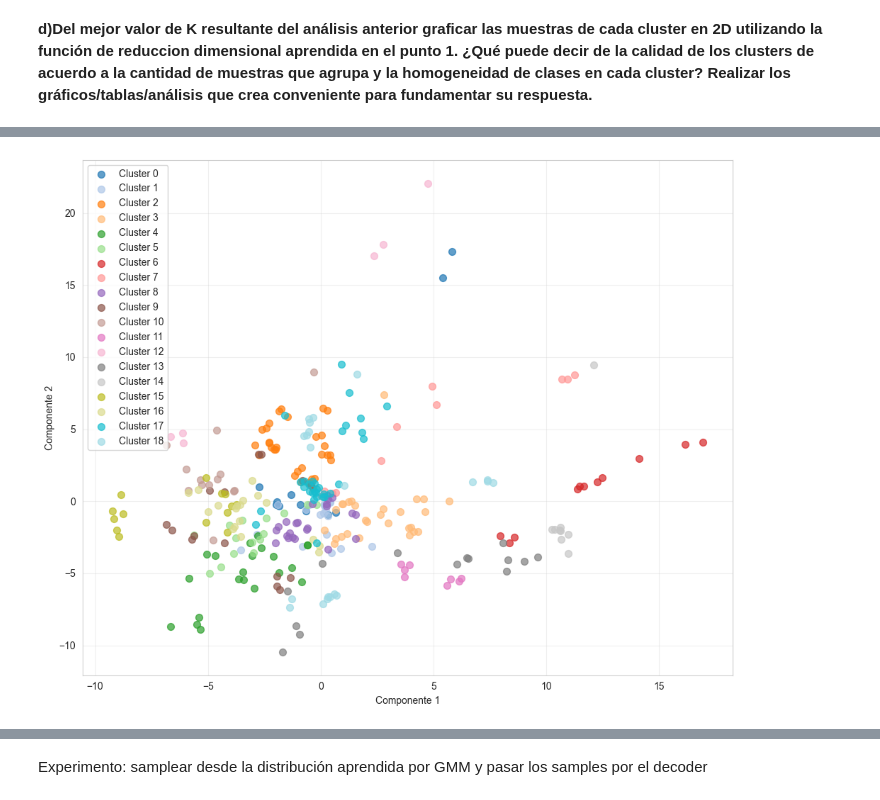
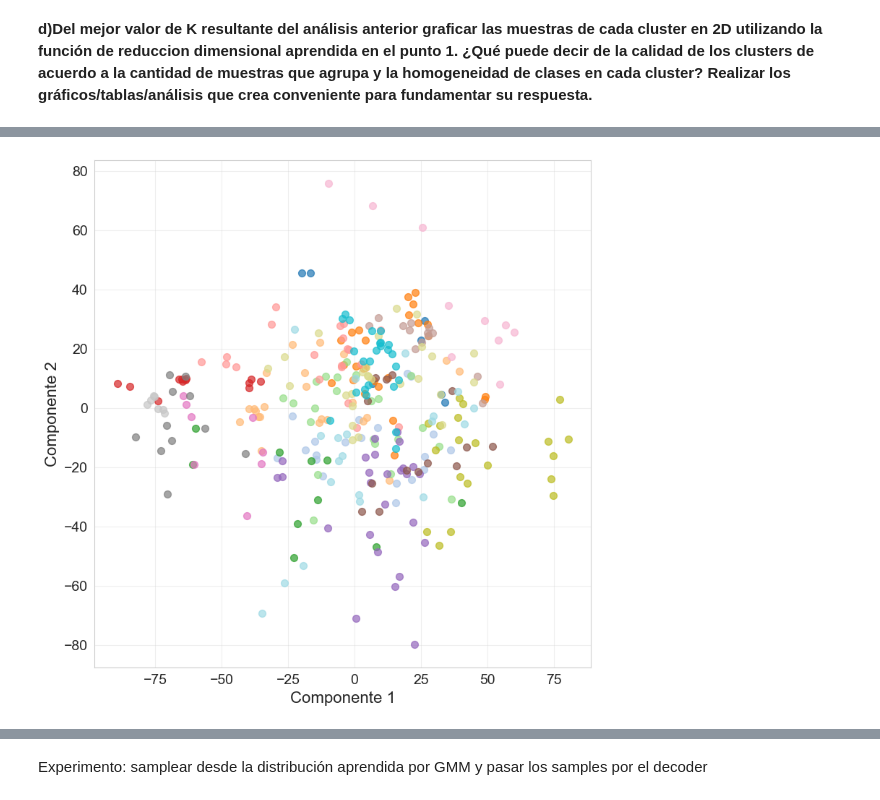
Before and after one commit to gonzabaleta/udesa-ml-unsupervised-learning, a Jupyter notebook: Zabaleta_Gonzalo_Notebook_TP4.ipynb, the cells around one changed output, grey strips where cells are left out. Drawn from its saved outputs; the diff is of its cells as text; code cells hidden in the pictures.

```diff
--- a/Zabaleta_Gonzalo_Notebook_TP4.ipynb
+++ b/Zabaleta_Gonzalo_Notebook_TP4.ipynb
@@ -136,9 +150,6 @@ plot_eigenvectors(W, n_components=5, filename="6_eigenvectors")
   (regularizacion, arquitectura o lo que considere)
    y evaluar el error de reconstrucción.**
 # %%
-X_val, y_val = df_to_np(df_val)
-X_val_std, _, _ = standardize(X_val, X_train_mu, X_train_sigma) # usamos los mu y sigma que obtuvimos de train
-
 # Probamos varias arquitecturas  & dropouts
 configs: List[ModelConfig] = [
     ModelConfig(
@@ -161,17 +172,17 @@ configs: List[ModelConfig] = [
         encoder_layers=[2048],
         latent_size=LATENT_SIZE,
         decoder_layers=[2048],
-        dropout=0.1,
+        dropout=0.3,
         lr=0.0001,
-        name="wide_shallow_dropout_01",
+        name="wide_shallow_dropout_03",
     ),
     ModelConfig(
-        encoder_layers=[3072],
+        encoder_layers=[8192],
         latent_size=LATENT_SIZE,
-        decoder_layers=[3072],
-        dropout=0.2,
-        lr=0.001,
-        name="ultrawide_shallow_dropout_01",
+        decoder_layers=[8192],
+        dropout=0.4,
+        lr=0.00005,
+        name="ultrawide_shallow_dropout_04",
     ),
     ModelConfig(
         encoder_layers=[2048, 1024, 512],
@@ -185,15 +196,15 @@ configs: List[ModelConfig] = [
         encoder_layers=[2048, 512],
         latent_size=LATENT_SIZE,
         decoder_layers=[512, 2048],
-        dropout=0.1,
+        dropout=0.3,
         lr=0.001,
-        name="wide_shallow_dropout_01",
+        name="wide_shallow_dropout_03",
     ),
     ModelConfig(
         encoder_layers=[1024, 256],
         latent_size=LATENT_SIZE,
         decoder_layers=[256, 1024],
-        dropout=0.0,
+        dropout=0.3,
         lr=0.001,
         name="ultranarrow_no_dropout",
     ),
@@ -201,7 +212,7 @@ configs: List[ModelConfig] = [
         encoder_layers=[3072, 2048],
         latent_size=LATENT_SIZE,
         decoder_layers=[2048, 3072],
-        dropout=0.2,
+        dropout=0.3,
         lr=0.001,
         name="ultrawide_shallow_dropout_03",
     ),
@@ -209,13 +220,12 @@ configs: List[ModelConfig] = [
         encoder_layers=[3072, 2048, 1024, 512],
         latent_size=LATENT_SIZE,
         decoder_layers=[512, 1024, 2048, 3072],
-        dropout=0.3,
+        dropout=0.5,
         lr=0.005,
-        name="ultrawide_deep_dropout_04",
-
+        name="ultrawide_deep_dropout_05",
     )
 ]
 
-results, best_model = compare_models(configs, X_train_std, X_val_std, epochs=500, input_size=INPUT_SIZE)
+results, best_model = compare_models(configs, X_train_std, X_val_std, epochs=500, input_size=INPUT_SIZE, patience=15)
 # %% [output]
 Training model: mini
@@ -421,8 +376,8 @@ Early stopping at epoch 287
 # %%
 # reducimos a 2d usando PCA
 best_assignments = gmm_results[19]["assignments"]
-Z_2 = reducer_2d.encode(X_train_std, numpy=True)
-plot_clusteres_2d(Z_2, best_assignments, xlabel="Componente 1", ylabel="Componente 2", filename="10_clustering_2d")
+Z_2 = transform_pca(X_train_std, W, n_components=2)
+plot_clusteres_2d(Z_2, best_assignments, xlabel="Componente 1", ylabel="Componente 2", filename="10_clustering_2d", figsize=(8, 8))
 # %% [output]
-[figure, old version]
+[figure, new version]
 # %%
```
Also changed, not shown: parts of 22 cells of this notebook, 18 other files.
